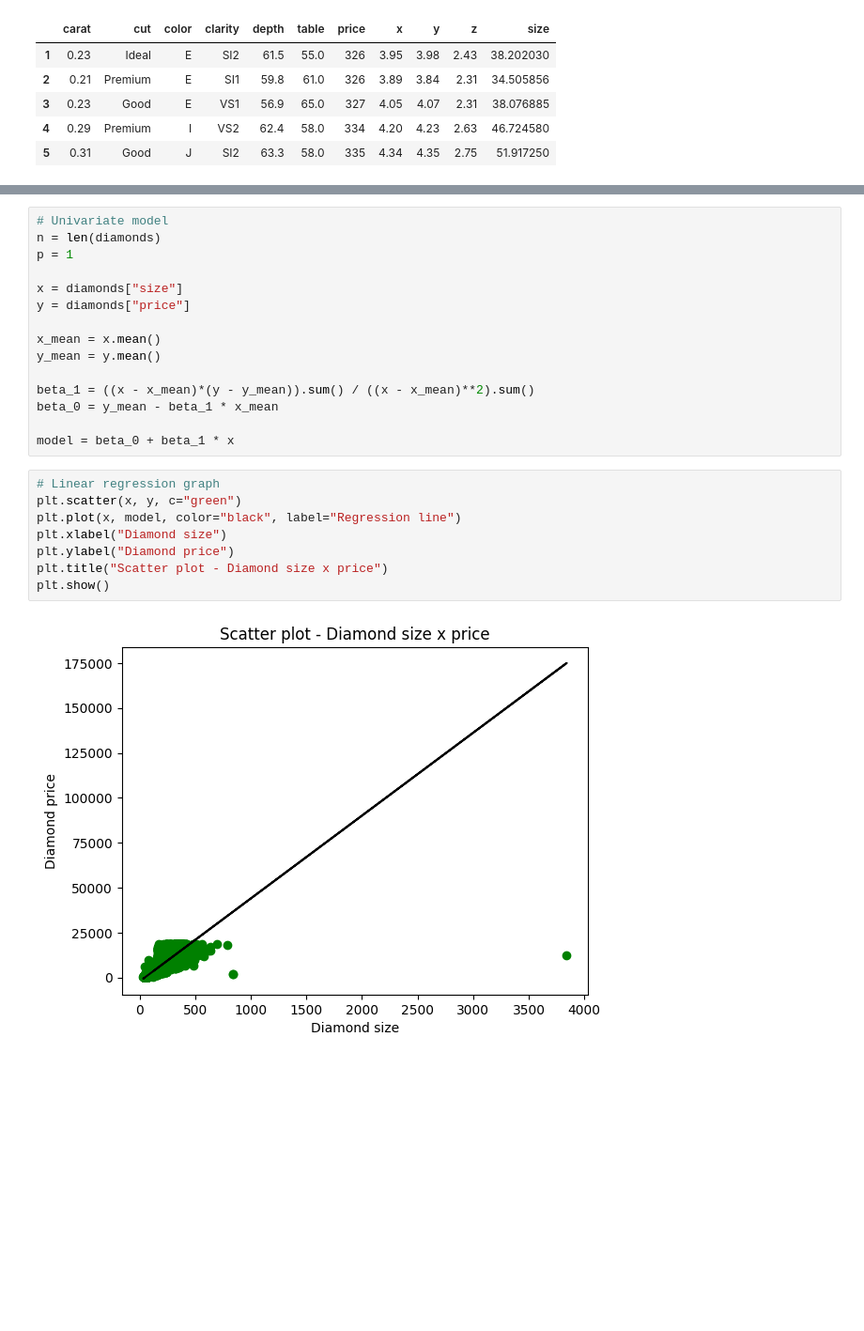
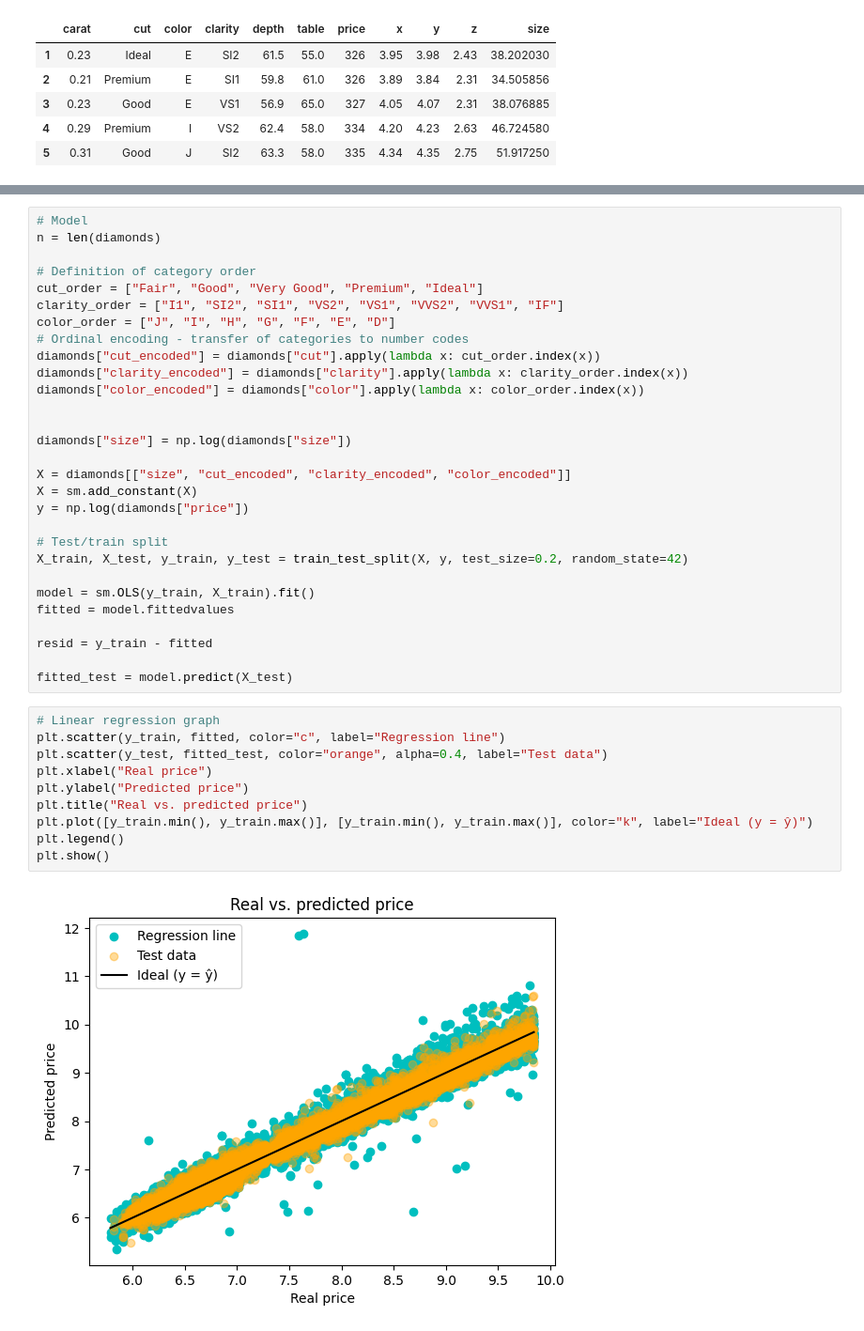
Before and after one commit to marasnetwork/machine-learning, a Jupyter notebook: projects/01-diamond-price-prediction/notebooks/diamonds_linear_regression.ipynb, the cells around one changed output, grey strips where cells are left out. Shown at 94% size. Saved outputs shown, nothing was run; the diff lists cells and outputs as text; blank space fills up the shorter version.

```diff
--- a/projects/01-diamond-price-prediction/notebooks/diamonds_linear_regression.ipynb
+++ b/projects/01-diamond-price-prediction/notebooks/diamonds_linear_regression.ipynb
@@ -87,25 +94,41 @@ diamonds.describe()
 # %%
-# Univariate model
+# Model
 n = len(diamonds)
-p = 1
 
-x = diamonds["size"]
-y = diamonds["price"]
+# Definition of category order
+cut_order = ["Fair", "Good", "Very Good", "Premium", "Ideal"]
+clarity_order = ["I1", "SI2", "SI1", "VS2", "VS1", "VVS2", "VVS1", "IF"]
+color_order = ["J", "I", "H", "G", "F", "E", "D"]
+# Ordinal encoding - transfer of categories to number codes
+diamonds["cut_encoded"] = diamonds["cut"].apply(lambda x: cut_order.index(x))
+diamonds["clarity_encoded"] = diamonds["clarity"].apply(lambda x: clarity_order.index(x))
+diamonds["color_encoded"] = diamonds["color"].apply(lambda x: color_order.index(x))
 
-x_mean = x.mean()
-y_mean = y.mean()
 
-beta_1 = ((x - x_mean)*(y - y_mean)).sum() / ((x - x_mean)**2).sum()
-beta_0 = y_mean - beta_1 * x_mean
+diamonds["size"] = np.log(diamonds["size"])
 
-model = beta_0 + beta_1 * x
+X = diamonds[["size", "cut_encoded", "clarity_encoded", "color_encoded"]]
+X = sm.add_constant(X)
+y = np.log(diamonds["price"])
+
+# Test/train split
+X_train, X_test, y_train, y_test = train_test_split(X, y, test_size=0.2, random_state=42)
+
+model = sm.OLS(y_train, X_train).fit()
+fitted = model.fittedvalues
+
+resid = y_train - fitted
+
+fitted_test = model.predict(X_test)
 # %%
 # Linear regression graph
-plt.scatter(x, y, c="green")
-plt.plot(x, model, color="black", label="Regression line")
-plt.xlabel("Diamond size")
-plt.ylabel("Diamond price")
-plt.title("Scatter plot - Diamond size x price")
+plt.scatter(y_train, fitted, color="c", label="Regression line")
+plt.scatter(y_test, fitted_test, color="orange", alpha=0.4, label="Test data")
+plt.xlabel("Real price")
+plt.ylabel("Predicted price")
+plt.title("Real vs. predicted price")
+plt.plot([y_train.min(), y_train.max()], [y_train.min(), y_train.max()], color="k", label="Ideal (y = ŷ)")
+plt.legend()
 plt.show()
 # %% [output]
-[figure, old version]
+[figure, new version]
```
Also changed, not shown: parts of 8 cells of this notebook, 1 other file.
